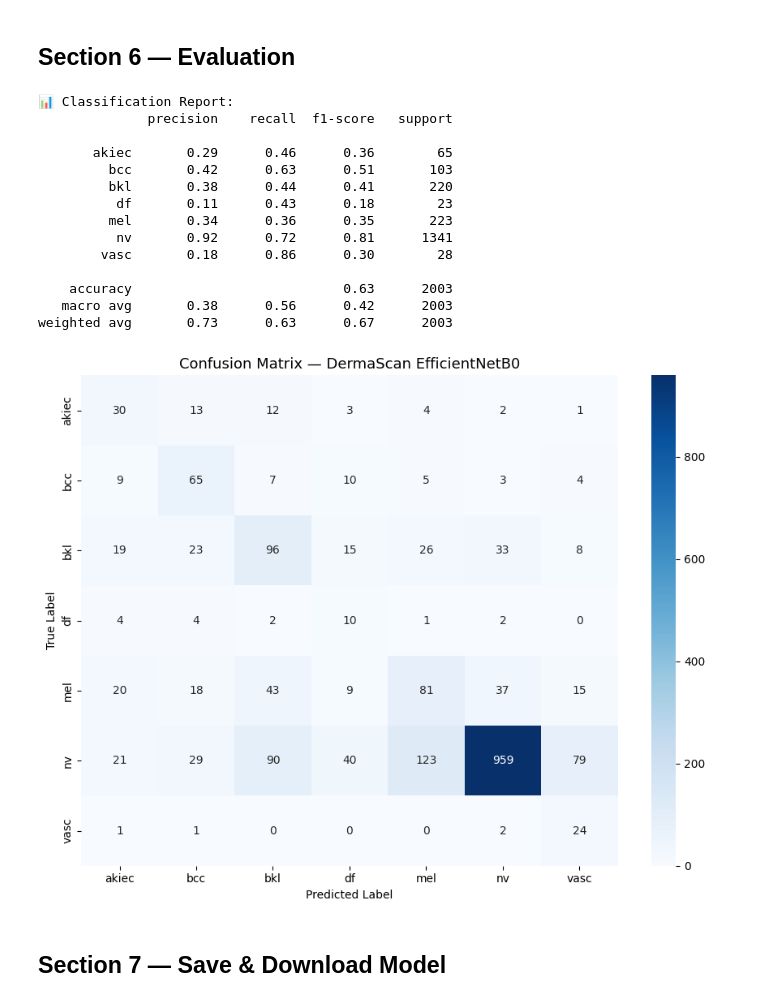
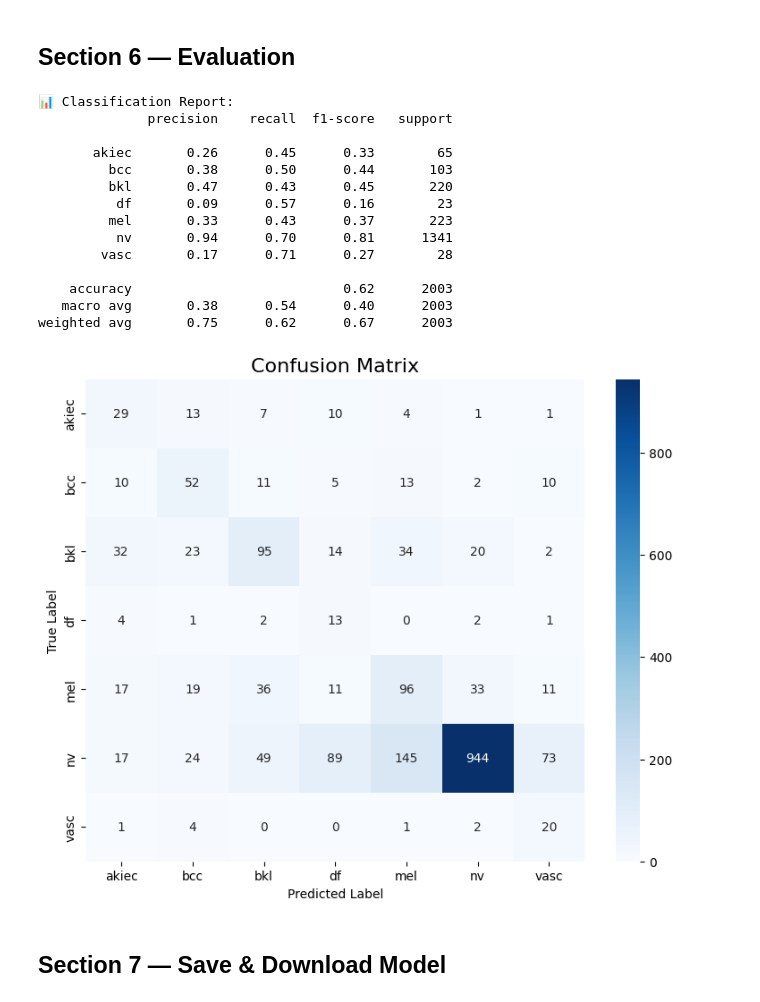
Before and after one commit to willarsa/TheDOMinators2026, a Jupyter notebook: colab/DermaScan_Training.ipynb, the cells around one changed output. Drawn from its saved outputs; the diff is of its cells as text; code cells hidden in the pictures.

```diff
--- a/colab/DermaScan_Training.ipynb
+++ b/colab/DermaScan_Training.ipynb
@@ -103,6 +103,22 @@ Matched samples: 10015
 from sklearn.preprocessing import LabelEncoder
 from sklearn.model_selection import train_test_split
 from sklearn.utils.class_weight import compute_class_weight
+
+# Impute missing age with median
+df['age'] = df['age'].fillna(df['age'].median())
+# Normalize age
+df['age_norm'] = (df['age'] - df['age'].mean()) / df['age'].std()
+
+# One-hot encode sex and localization
+sex_dummies = pd.get_dummies(df['sex'], prefix='sex', dummy_na=True) * 1.0
+loc_dummies = pd.get_dummies(df['localization'], prefix='loc', dummy_na=True) * 1.0
+
+# Concat to get metadata features
+meta_df = pd.concat([df['age_norm'], sex_dummies, loc_dummies], axis=1)
+META_DIM = meta_df.shape[1]
+
+# Add meta features to df as a list or array
+df['meta_features'] = meta_df.values.tolist()
 
 # Encode labels
 le = LabelEncoder()
@@ -232,19 +249,19 @@ import os
 os.makedirs('/content/checkpoints', exist_ok=True)
 
 callbacks = [
-    tf.keras.callbacks.EarlyStopping(monitor='val_accuracy', patience=5, restore_best_weights=True),
+    tf.keras.callbacks.EarlyStopping(monitor='val_recall', mode='max', patience=5, restore_best_weights=True),
     tf.keras.callbacks.ReduceLROnPlateau(monitor='val_loss', factor=0.5, patience=3, min_lr=1e-7),
     tf.keras.callbacks.ModelCheckpoint(
         '/content/checkpoints/best_phase1.keras',
-        monitor='val_accuracy', save_best_only=True, verbose=1
+        monitor='val_recall', mode='max', save_best_only=True, verbose=1
     ),
 ]
 
 # ── Phase 1: Train head only (base frozen) ────────────────────────────────────
 model.compile(
     optimizer=tf.keras.optimizers.Adam(1e-3),
-    loss='sparse_categorical_crossentropy',
-    metrics=['accuracy']
+    loss=tf.keras.losses.CategoricalFocalCrossentropy(alpha=0.25, gamma=2.0),
+    metrics=['accuracy', tf.keras.metrics.Recall(name='recall')]
 )
 
 print('\n🚀 Phase 1: Training classification head (5 epochs)...')
@@ -283,16 +300,16 @@ for layer in base_model.layers[:-30]:
 
 model.compile(
     optimizer=tf.keras.optimizers.Adam(1e-5),
-    loss='sparse_categorical_crossentropy',
-    metrics=['accuracy']
+    loss=tf.keras.losses.CategoricalFocalCrossentropy(alpha=0.25, gamma=2.0),
+    metrics=['accuracy', tf.keras.metrics.Recall(name='recall')]
 )
 
 callbacks_p2 = [
-    tf.keras.callbacks.EarlyStopping(monitor='val_accuracy', patience=6, restore_best_weights=True),
+    tf.keras.callbacks.EarlyStopping(monitor='val_recall', mode='max', patience=6, restore_best_weights=True),
     tf.keras.callbacks.ReduceLROnPlateau(monitor='val_loss', factor=0.5, patience=3, min_lr=1e-8),
     tf.keras.callbacks.ModelCheckpoint(
         '/content/checkpoints/best_phase2.keras',
-        monitor='val_accuracy', save_best_only=True, verbose=1
+        monitor='val_recall', mode='max', save_best_only=True, verbose=1
     ),
 ]
 
@@ -327,42 +344,41 @@ Epoch 7: val_accuracy did not improve from 0.63155
 # %%
 from sklearn.metrics import classification_report, confusion_matrix
 
 # Collect all val predictions
 y_true, y_pred = [], []
-for imgs, labels in val_ds:
-    preds = model.predict(imgs, verbose=0)
-    y_true.extend(labels.numpy())
+for inputs, labels in val_ds:
+    preds = model.predict(inputs, verbose=0)
+    y_true.extend(np.argmax(labels.numpy(), axis=1))
     y_pred.extend(np.argmax(preds, axis=1))
 
 print('\n📊 Classification Report:')
 print(classification_report(y_true, y_pred, target_names=CLASS_NAMES))
 
 # Confusion matrix
 cm = confusion_matrix(y_true, y_pred)
 plt.figure(figsize=(9, 7))
 sns.heatmap(cm, annot=True, fmt='d', cmap='Blues',
             xticklabels=CLASS_NAMES, yticklabels=CLASS_NAMES)
-plt.title('Confusion Matrix — DermaScan EfficientNetB0', fontsize=13)
+plt.title('Confusion Matrix', fontsize=16)
 plt.ylabel('True Label')
 plt.xlabel('Predicted Label')
-plt.tight_layout()
 plt.show()
 # %% [output]
 📊 Classification Report:
               precision    recall  f1-score   support
 
-       akiec       0.29      0.46      0.36        65
-         bcc       0.42      0.63      0.51       103
-         bkl       0.38      0.44      0.41       220
-          df       0.11      0.43      0.18        23
-         mel       0.34      0.36      0.35       223
-          nv       0.92      0.72      0.81      1341
-        vasc       0.18      0.86      0.30        28
+       akiec       0.26      0.45      0.33        65
+         bcc       0.38      0.50      0.44       103
+         bkl       0.47      0.43      0.45       220
+          df       0.09      0.57      0.16        23
+         mel       0.33      0.43      0.37       223
+          nv       0.94      0.70      0.81      1341
+        vasc       0.17      0.71      0.27        28
 
-    accuracy                           0.63      2003
-   macro avg       0.38      0.56      0.42      2003
-weighted avg       0.73      0.63      0.67      2003
+    accuracy                           0.62      2003
+   macro avg       0.38      0.54      0.40      2003
+weighted avg       0.75      0.62      0.67      2003
-[figure, old version]
+[figure, new version]
 # %% [markdown]
 ## Section 7 — Save & Download Model
 # %%
```
Also changed, not shown: parts of 6 cells of this notebook, 5 other files.
